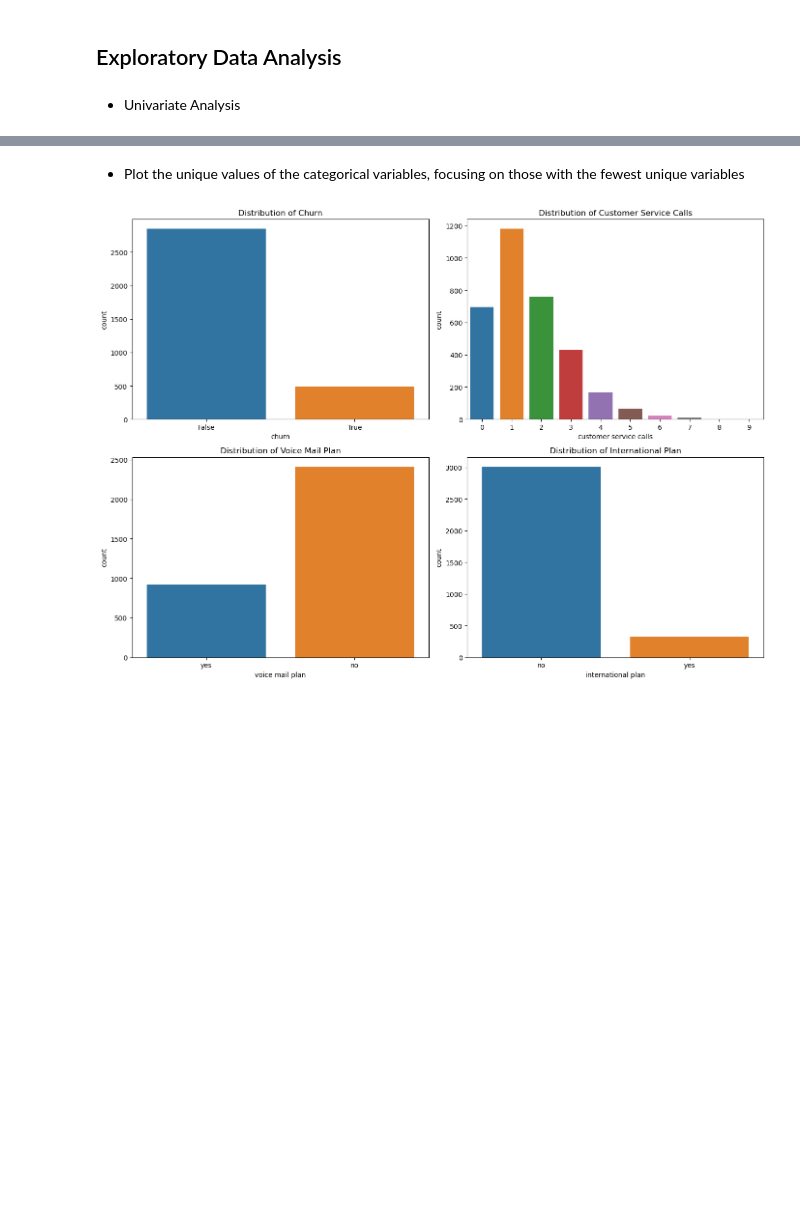
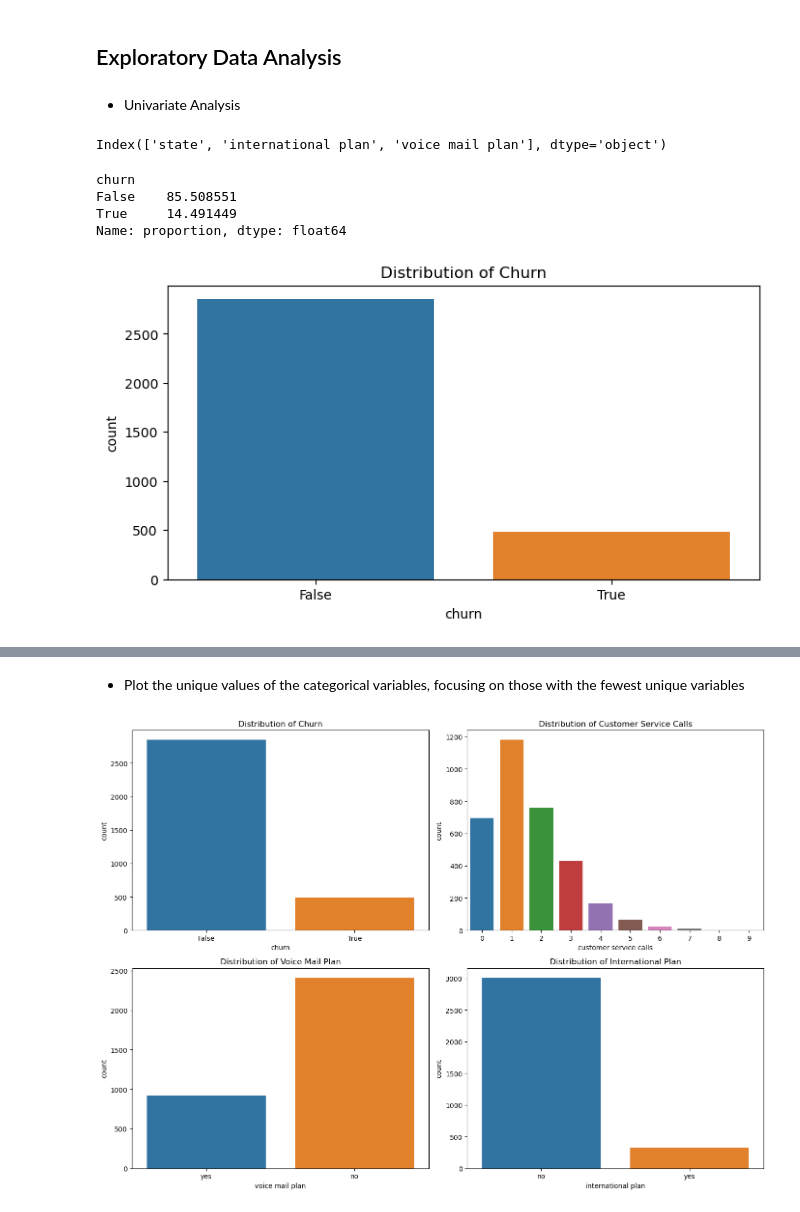
Before and after one commit to Limo-Vincent/Group_9_Phase_3_project, a Jupyter notebook: jupyter_notebook.ipynb, the cells around one changed output, grey strips where cells are left out. Saved outputs shown, nothing was run; the diff lists cells and outputs as text; code cells hidden in the pictures; blank space fills up the shorter version.

```diff
--- a/jupyter_notebook.ipynb
+++ b/jupyter_notebook.ipynb
@@ -175,6 +176,32 @@ Index(['state', 'account length', 'international plan', 'voice mail plan',
 ## Exploratory Data Analysis
 # %% [markdown]
 * Univariate Analysis
+# %%
+# Distribution of categorical features
+categorical_features = data.select_dtypes(include = ["category", "object"]).columns
+categorical_features
+# %% [output]
+Index(['state', 'international plan', 'voice mail plan'], dtype='object')
+# %%
+# Distribution of target variable churn
+
+data["churn"].value_counts() # Count of target variable
+
+# Percentage of target variable
+churn_percentage = data["churn"].value_counts(normalize = True) * 100
+print(churn_percentage)
+
+# Visualize the target variable distribution
+plt.figure(figsize = (8, 4))
+sns.countplot(x = "churn", data = data)
+plt.title("Distribution of Churn")
+plt.show()
+# %% [output]
+churn
+False    85.508551
+True     14.491449
+Name: proportion, dtype: float64
+[figure, added]
 # %%
 #check for unique values in the columns
 data.nunique()
```
Also changed, not shown: parts of 35 cells of this notebook.
